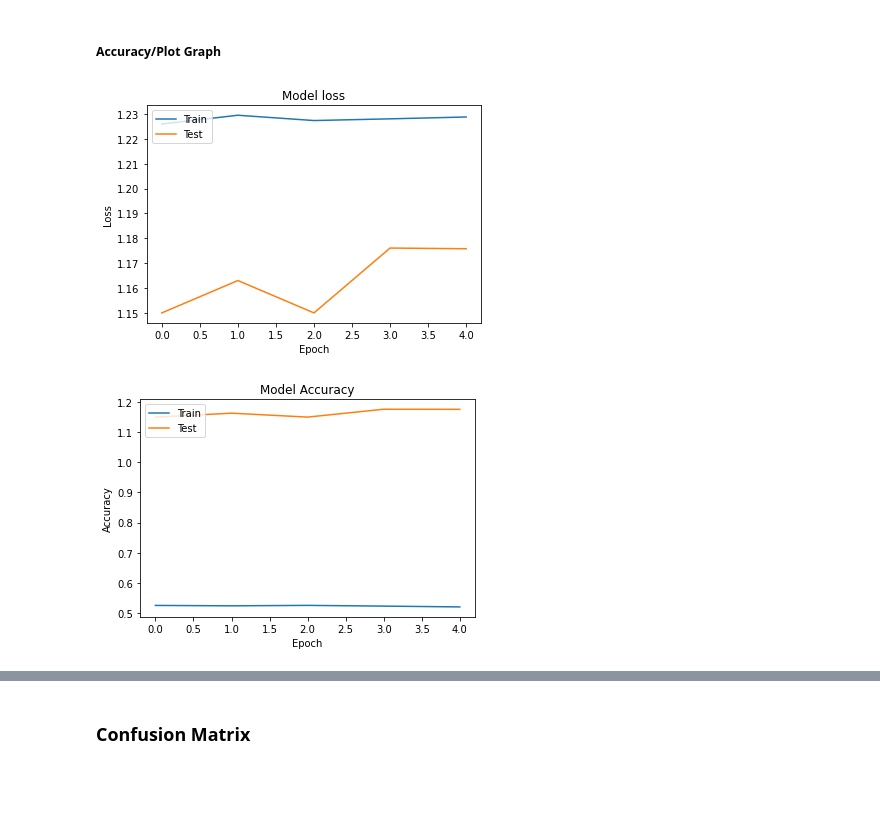
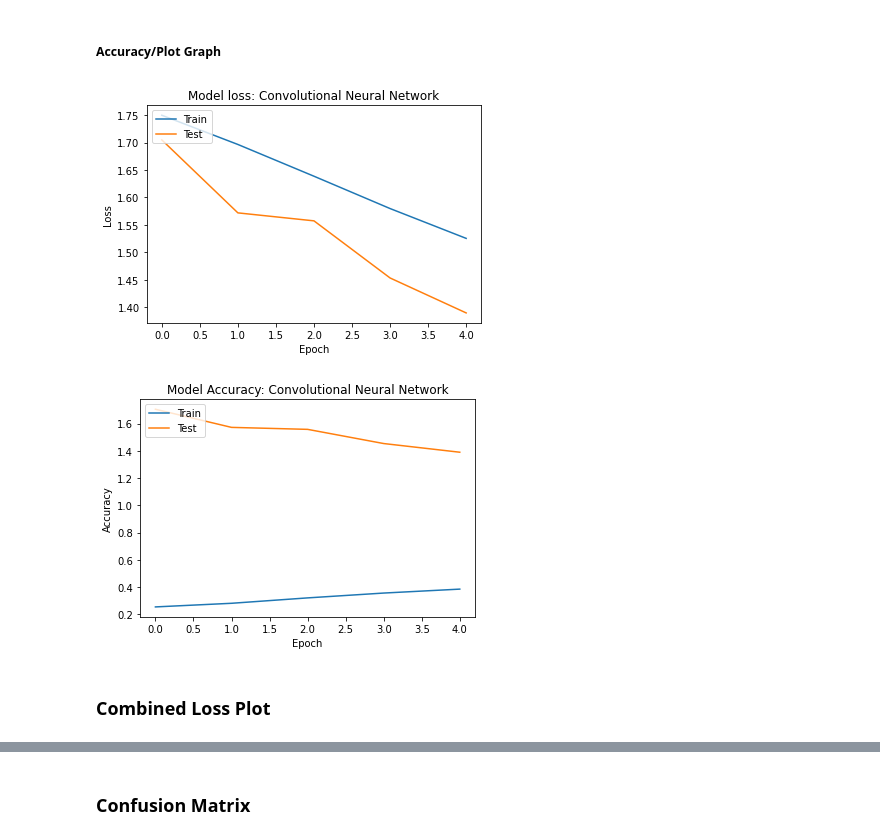
Before and after one commit to DigitalGoldRush/Project-2-Emotional-recognition, a Jupyter notebook: emotion_recognition_model_test_final_v2.ipynb, the cells around one changed output, grey strips where cells are left out. Drawn from its saved outputs; the diff is of its cells as text; code cells hidden in the pictures; blank space fills up the shorter version.

```diff
--- a/emotion_recognition_model_test_final_v2.ipynb
+++ b/emotion_recognition_model_test_final_v2.ipynb
@@ -503,28 +527,28 @@ plt.show()
 #### model_cnn = Convolutional Neural Network
 # %%
 # Set the CNN model_CNN
-# my CNN architechture is In -> [[Conv2D->relu]*2 -> MaxPool2D -> Dropout]*2 -> Flatten -> Dense -> Dropout -> Out
 
 import tensorflow as tf
 
 model_CNN = tf.keras.models.Sequential([
-tf.keras.layers.Conv2D(16, (3,3), activation ='relu', input_shape = (150,150,3)),
-tf.keras.layers.MaxPool2D(pool_size=(2,2)),
-tf.keras.layers.Dropout(0.25),
-tf.keras.layers.Conv2D(16, (3,3), activation ='relu', input_shape = (150,150,3)),
-tf.keras.layers.Conv2D(16, (3,3), activation ='relu', input_shape = (150,150,3)),
-tf.keras.layers.MaxPool2D(pool_size=(2,2), strides=(2,2)),
-tf.keras.layers.Dropout(0.25),
-tf.keras.layers.Flatten(),
-tf.keras.layers.Dense(512, activation = "swish"),
-tf.keras.layers.Dropout(0.5),
-tf.keras.layers.Dense(10, activation = "softmax")
+    # Note the input shape is the desired size of the image 150x150 with 3 bytes color
+    tf.keras.layers.Conv2D(16, (3,3), activation='relu', input_shape=(150, 150, 3)),
+    tf.keras.layers.MaxPooling2D(2,2),
+    tf.keras.layers.Conv2D(32, (3,3), activation='relu'),
+    tf.keras.layers.MaxPooling2D(2,2),
+    tf.keras.layers.Conv2D(64, (3,3), activation='relu'),
+    tf.keras.layers.MaxPooling2D(2,2),
+    tf.keras.layers.Conv2D(64, (3,3), activation='relu'),
+    tf.keras.layers.MaxPooling2D(2,2),
+    # Flatten the results to feed into a DNN
+    tf.keras.layers.Flatten(),
+    # 512 neuron hidden layer
+    tf.keras.layers.Dense(512, activation='relu'),
+    tf.keras.layers.Dense(6, activation='softmax')
 ])
 
-# Compile the model_CNN
-model_CNN.compile(optimizer= RMSprop(lr=0.001, rho=0.9, epsilon=1e-08, decay=0.0),
-                  loss = "categorical_crossentropy",
-                  metrics=["accuracy"])
-
+model_CNN.compile(optimizer=RMSprop(lr=0.001),
+                loss='categorical_crossentropy',
+                metrics = ['accuracy'])
 model_CNN.summary()
 # %% [output]
@@ -547,7 +571,7 @@ Non-trainable params: 0
 _________________________________________________________________
 # %%
 # Fit the model
-history = model.fit(train_generator,
+history_CNN = model_CNN.fit(train_generator,
                    epochs=5,
                    verbose=1,
                    validation_data=validation_generator,
@@ -576,29 +600,31 @@ Model_cnn Loss: 1.1758086681365967, Model_cnn Accuracy: 0.5464836359024048
 # %%
 # Plot the loss function for the model
 import matplotlib.pyplot as plt
 
-plt.plot(history.history['loss'], label='train')
-plt.plot(history.history['val_loss'], label='test')
+plt.plot(history_CNN.history['loss'], label='train')
+plt.plot(history_CNN.history['val_loss'], label='test')
 
-plt.title('Model loss')
+plt.title('Model loss: Convolutional Neural Network')
 plt.ylabel('Loss')
 plt.xlabel('Epoch')
 plt.legend(['Train', 'Test'], loc='upper left')
 plt.show()
 # %% [output]
-[figure, old version]
+[figure, new version]
 # %%
 # Plot the accuracy function for the model
 import matplotlib.pyplot as plt
 
-plt.plot(history.history['accuracy'], label='train')
-plt.plot(history.history['val_loss'], label='test')
+plt.plot(history_CNN.history['accuracy'], label='train')
+plt.plot(history_CNN.history['val_loss'], label='test')
 
-plt.title('Model Accuracy')
+plt.title('Model Accuracy: Convolutional Neural Network')
 plt.ylabel('Accuracy')
 plt.xlabel('Epoch')
 plt.legend(['Train', 'Test'],
             loc='upper left')
 plt.show()
 # %% [output]
-[figure, old version]
+[figure, new version]
+# %% [markdown]
+### Combined Loss Plot
```
Also changed, not shown: parts of 37 cells of this notebook.
